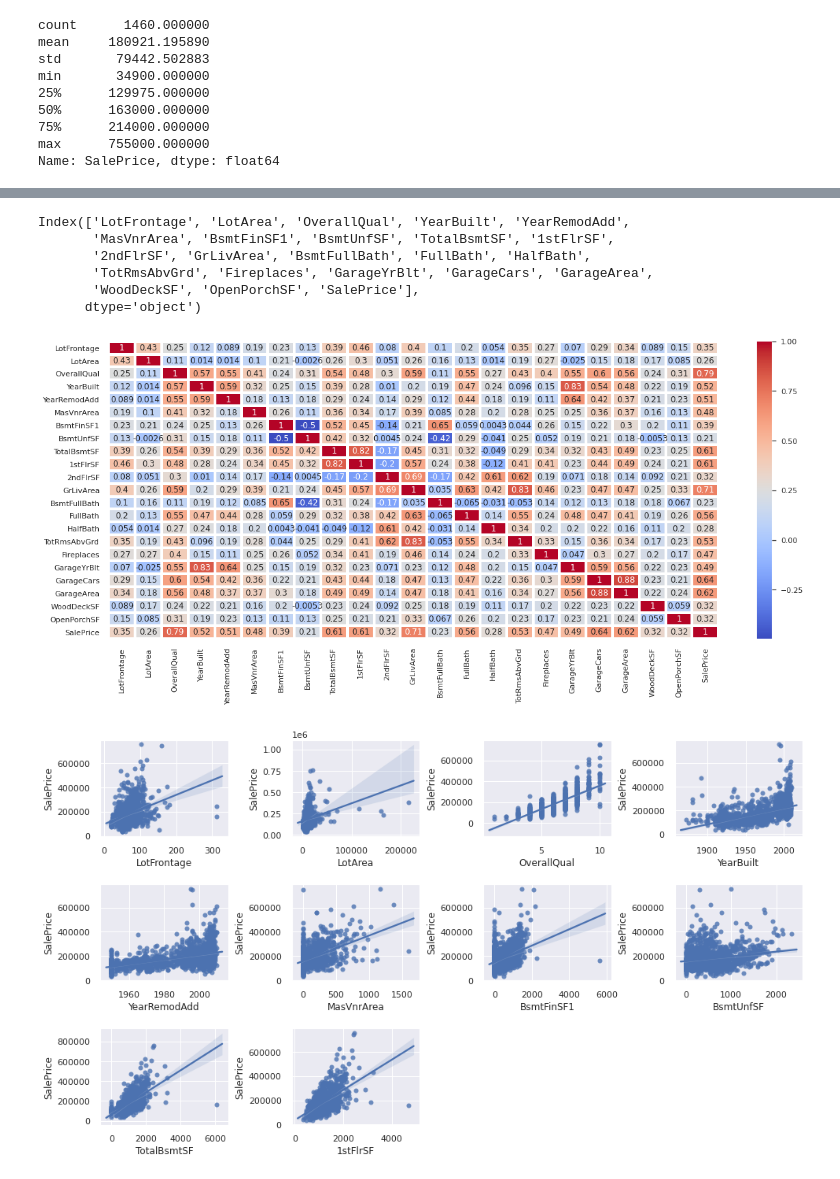
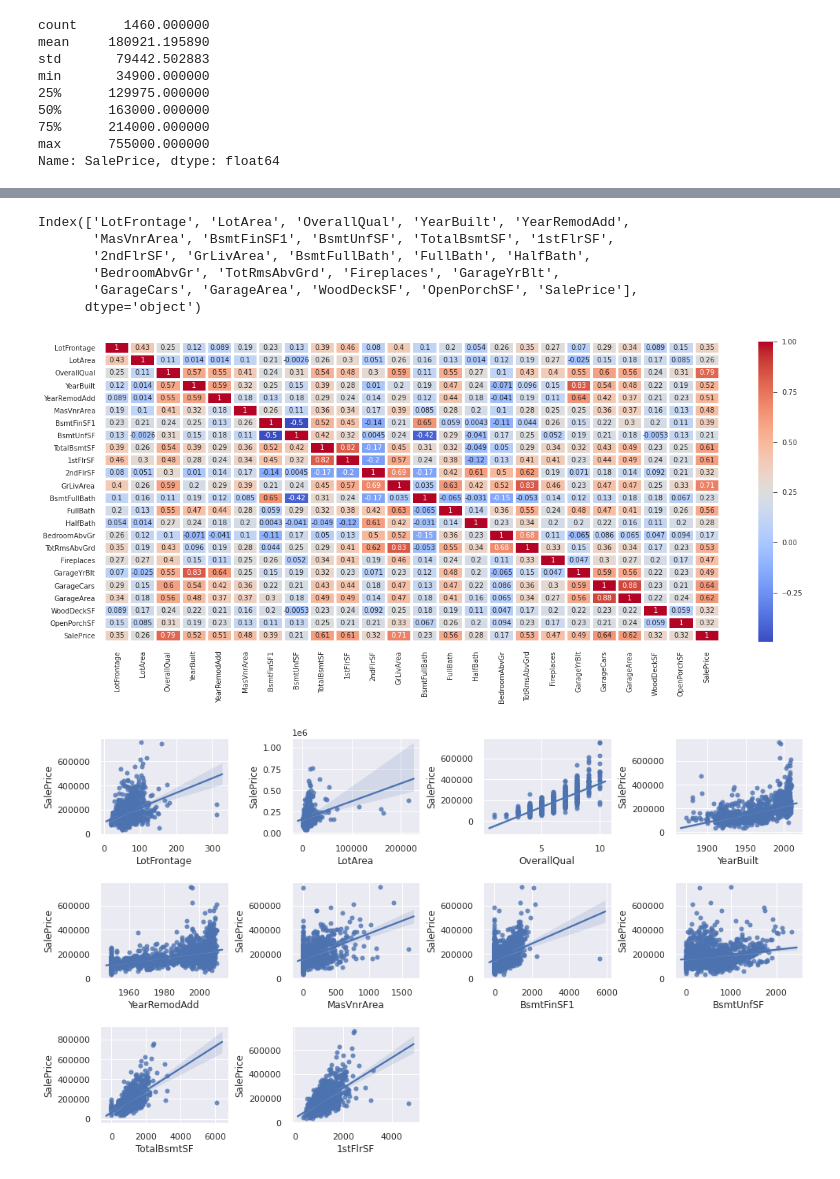
Before and after one commit to infoshareacademy/jdsz5-outdated, a Jupyter notebook: ml/ml_houses.ipynb, the cells around one changed output, grey strips where cells are left out. Drawn from its saved outputs; the diff is of its cells as text; code cells hidden in the pictures.

```diff
--- a/ml/ml_houses.ipynb
+++ b/ml/ml_houses.ipynb
@@ -145,19 +165,19 @@ ax = sns.heatmap(train.corr(), cmap = "coolwarm", annot=True, linewidth=2)
 # %%
 high_corr = train.corr()
-high_corr_features = high_corr.index[abs(high_corr["SalePrice"]) >= 0.2]
+high_corr_features = high_corr.index[abs(high_corr["SalePrice"]) >= 0.15]
 high_corr_features
 # %% [output]
 Index(['LotFrontage', 'LotArea', 'OverallQual', 'YearBuilt', 'YearRemodAdd',
        'MasVnrArea', 'BsmtFinSF1', 'BsmtUnfSF', 'TotalBsmtSF', '1stFlrSF',
        '2ndFlrSF', 'GrLivArea', 'BsmtFullBath', 'FullBath', 'HalfBath',
-       'TotRmsAbvGrd', 'Fireplaces', 'GarageYrBlt', 'GarageCars', 'GarageArea',
-       'WoodDeckSF', 'OpenPorchSF', 'SalePrice'],
+       'BedroomAbvGr', 'TotRmsAbvGrd', 'Fireplaces', 'GarageYrBlt',
+       'GarageCars', 'GarageArea', 'WoodDeckSF', 'OpenPorchSF', 'SalePrice'],
       dtype='object')
 # %%
-plt.figure(figsize=(10,8))
+plt.figure(figsize=(20,8))
 ax = sns.heatmap(train[high_corr_features].corr(), cmap = "coolwarm", annot=True, linewidth=3)
 # %% [output]
-[figure, old version]
+[figure, new version]
 # %%
 plt.figure(figsize=(16,9))
 for i in range(len(high_corr_features)):
```
Also changed, not shown: parts of 20 cells of this notebook.
